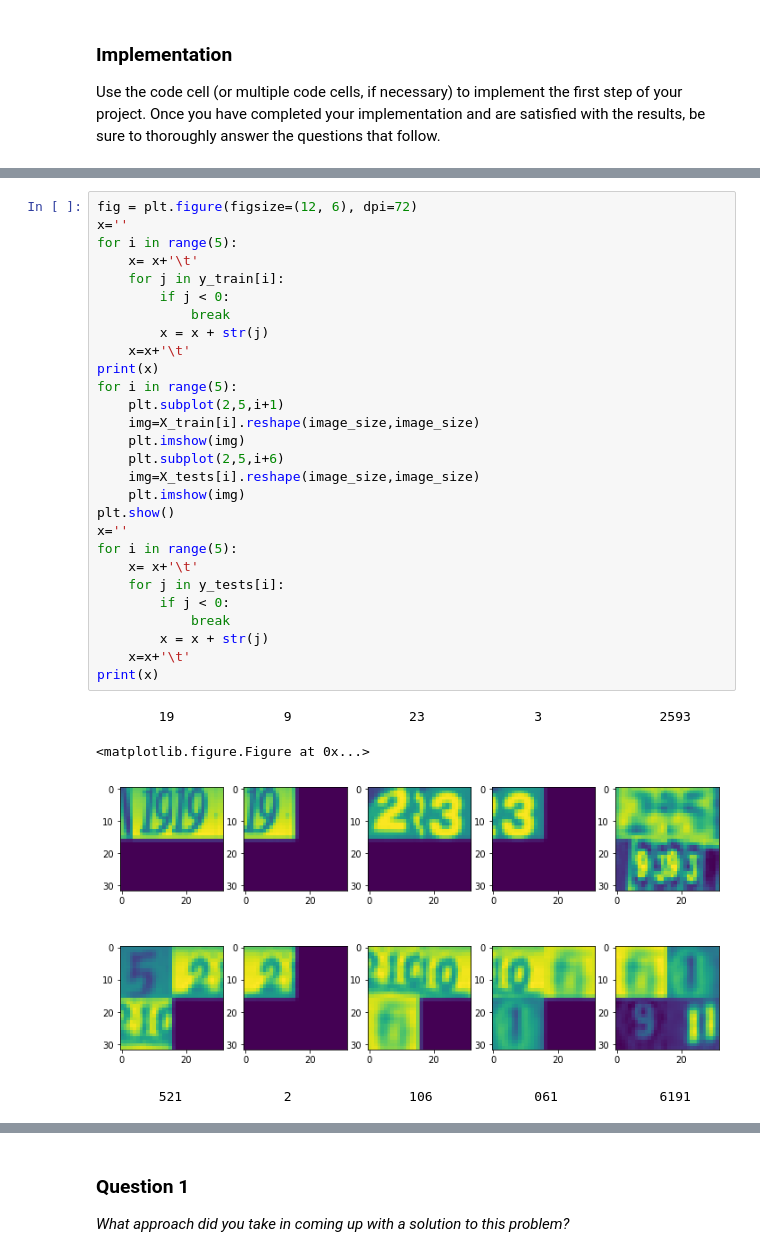
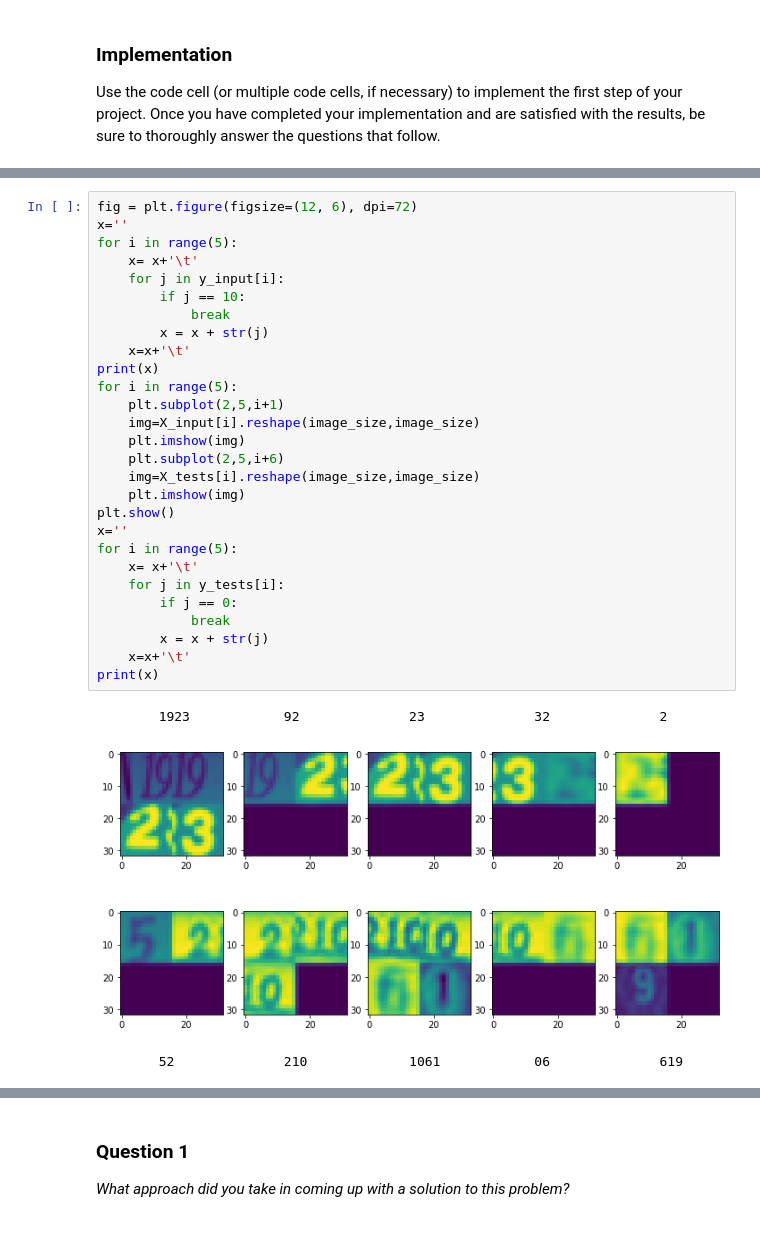
Before and after one commit to dkumar95120/machine_learning_dk, a Jupyter notebook: projects/digit_recognition/digit_recognition.ipynb, the cells around one changed output, grey strips where cells are left out. Drawn from its saved outputs; the diff is of its cells as text.

```diff
--- a/projects/digit_recognition/digit_recognition.ipynb
+++ b/projects/digit_recognition/digit_recognition.ipynb
@@ -77,34 +82,33 @@ tests label shape (26032, 4)
 # %%
 fig = plt.figure(figsize=(12, 6), dpi=72)
 x=''
 for i in range(5):
     x= x+'\t'
-    for j in y_train[i]:
-        if j < 0:
+    for j in y_input[i]:
+        if j == 10:
             break
         x = x + str(j)
     x=x+'\t'
 print(x)
 for i in range(5):
     plt.subplot(2,5,i+1)
-    img=X_train[i].reshape(image_size,image_size)
+    img=X_input[i].reshape(image_size,image_size)
     plt.imshow(img)
     plt.subplot(2,5,i+6)
     img=X_tests[i].reshape(image_size,image_size)
     plt.imshow(img)
 plt.show()
 x=''
 for i in range(5):
     x= x+'\t'
     for j in y_tests[i]:
-        if j < 0:
+        if j == 0:
             break
         x = x + str(j)
     x=x+'\t'
 print(x)
 # %% [output]
-        19              9               23              3               2593
+        1923            92              23              32              2
+[figure, new version]
-<matplotlib.figure.Figure at 0x...>
+        52              210             1061            06              619
-[figure, old version]
-        521             2               106             061             6191
 # %%
```
Also changed, not shown: parts of 16 cells of this notebook, 2 other files.
